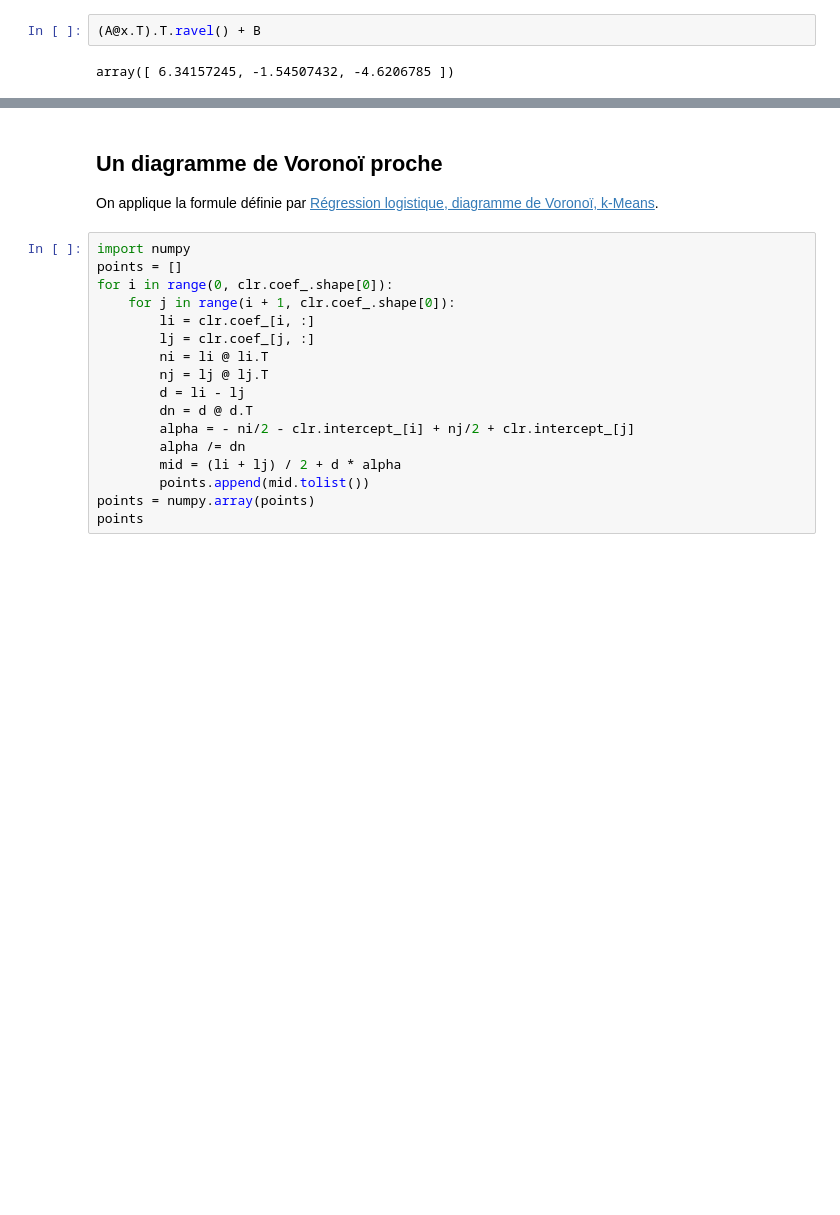
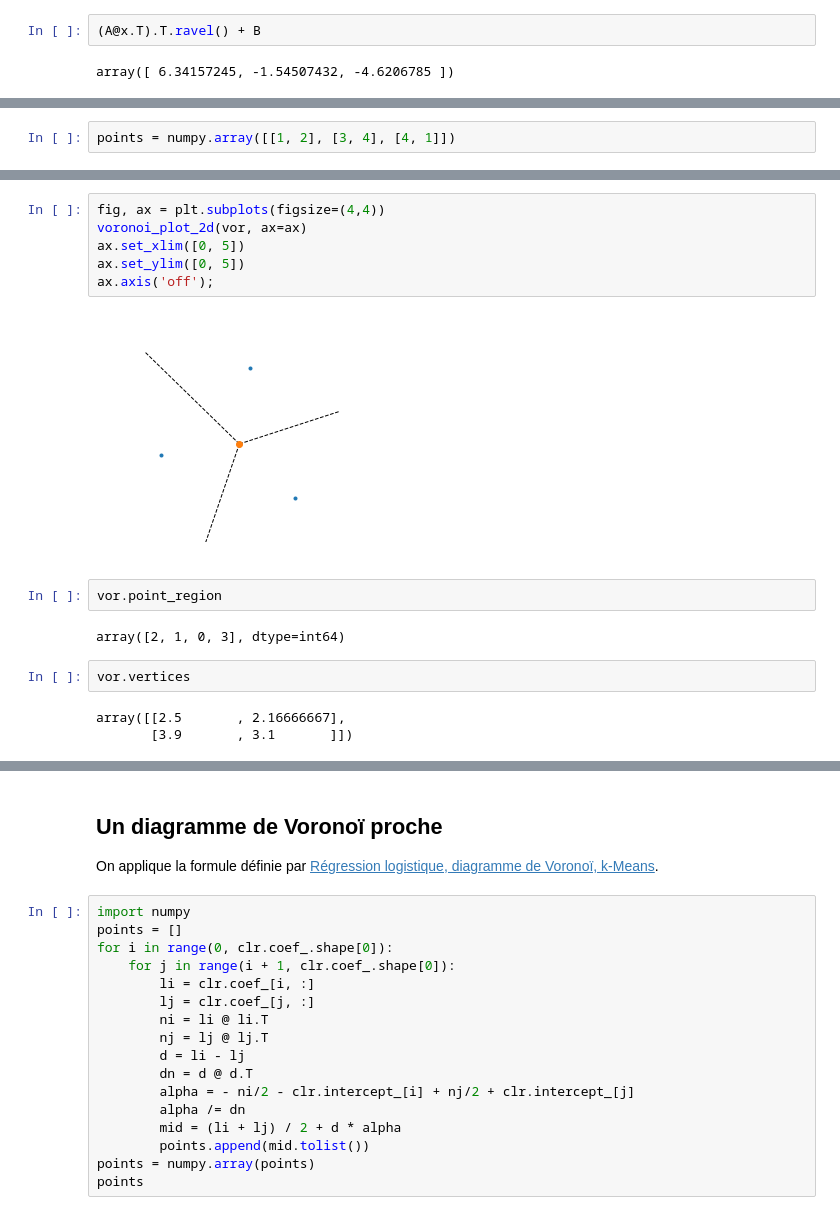
Before and after one commit to sdpython/mlstatpy, a Jupyter notebook: _doc/notebooks/ml/logreg_voronoi.ipynb, the cells around one changed output, grey strips where cells are left out. Saved outputs shown, nothing was run; the diff lists cells and outputs as text; blank space fills up the shorter version.

```diff
--- a/_doc/notebooks/ml/logreg_voronoi.ipynb
+++ b/_doc/notebooks/ml/logreg_voronoi.ipynb
@@ -90,0 +95,2 @@ draw_border(clr, X, y);
+# %%
+points = numpy.array([[1, 2], [3, 4], [4, 1]])
@@ -90,0 +104,17 @@ draw_border(clr, X, y);
+# %%
+fig, ax = plt.subplots(figsize=(4,4))
+voronoi_plot_2d(vor, ax=ax)
+ax.set_xlim([0, 5])
+ax.set_ylim([0, 5])
+ax.axis('off');
+# %% [output]
+[figure, added]
+# %%
+vor.point_region
+# %% [output]
+array([2, 1, 0, 3], dtype=int64)
+# %%
+vor.vertices
+# %% [output]
+array([[2.5       , 2.16666667],
+       [3.9       , 3.1       ]])
```
Also changed, not shown: parts of 4 cells of this notebook, 3 other files.
